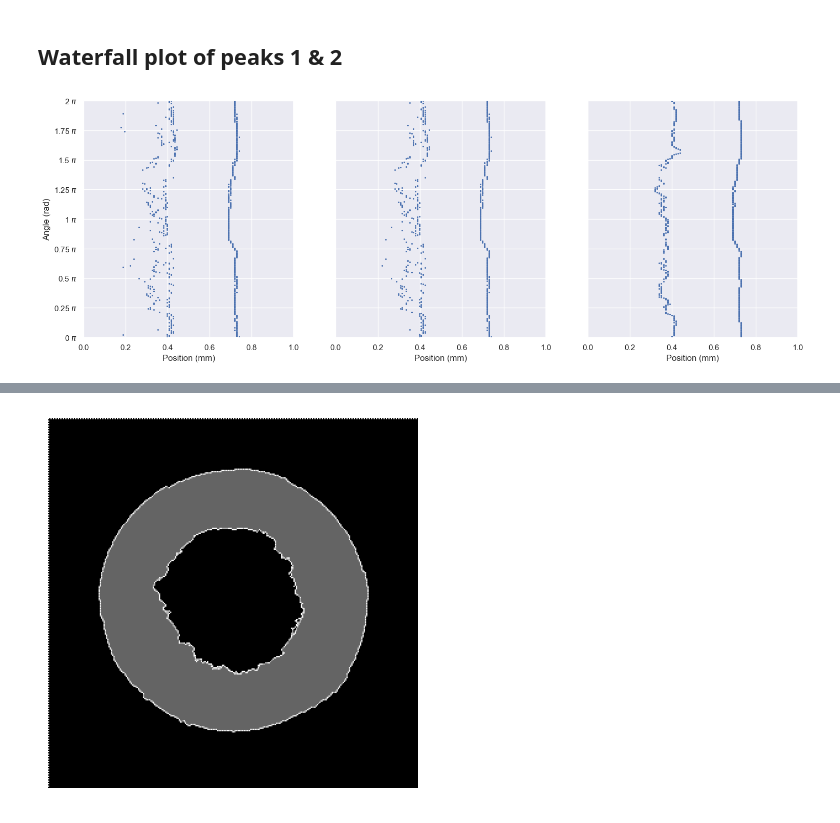
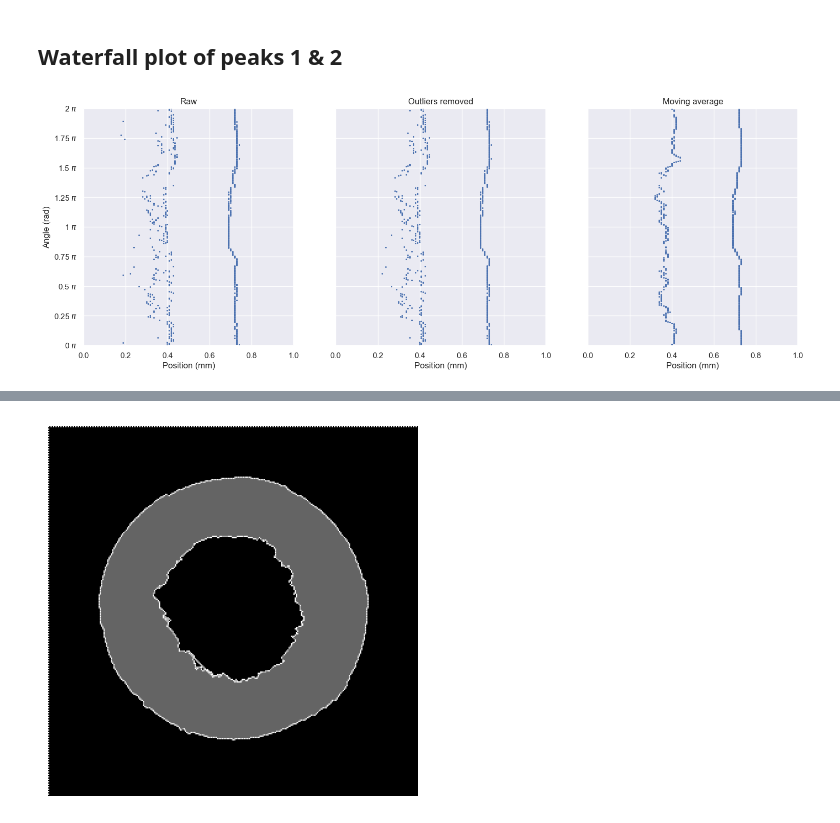
Before and after one commit to KRAN4E/Specta_Eval.PCOCT-ENKI, a Jupyter notebook: plot_spectra.ipynb, the cells around one changed output, grey strips where cells are left out. Saved outputs shown, nothing was run; the diff lists cells and outputs as text; code cells hidden in the pictures.

```diff
--- a/plot_spectra.ipynb
+++ b/plot_spectra.ipynb
@@ -29,11 +29,11 @@ sns.set_theme()
 # %% [markdown]
 ## Setup Variables
 # %%
-datapath = 'DATA_EO1/DATA37N/'
-adjusterspath = 'Adjusters/'
+datapath = 'DATA37N'
+adjusterspath = 'Adjusters'
 
-scale = 1
-sensor_range = 2.65
+scale = 1                      #Angle increments
+sensor_range = 2.65            #Measurement range
 # %% [markdown]
 ## Get & Organise Data
 # %%
@@ -82,25 +82,9 @@ plt.show()
 # %% [markdown]
 ## Raw & Dark Spectra plot
 # %%
-fig, ax = plt.subplots(1, 2, figsize=(12, 5), sharex=True)
+fig, ax = plt.subplots(1, 2, sharex=True)
 
-#Raw
 ax[0].set_prop_cycle('color', list(plt.cm.Blues(np.linspace(0.3, 1, len(csv_path)))))
-for f in csv_path:
-    df = pd.read_csv(f, names=['Raw', 'Dark'])
-    y_raw = df['Raw'][:]
-    y_raw /= 203.8
-    y_raw[:] = [a * b for a, b in zip(y_raw, raw_spectra_adj)]
-
-    ax[0].plot(physical_points, y_raw)
-
-ax[0].set_xlabel('Range (%)')
-ax[0].set_ylabel('Intensity (%)')
-ax[0].set_ylim(0,)
-ax[0].set_title('Raw')
-
-
-#Dark
 ax[1].set_prop_cycle('color', list(plt.cm.BuPu(np.linspace(0.3, 1, len(csv_path)))))
 
 all_peaks = []
@@ -108,9 +92,13 @@ peak_nums_at_given_angle = []
 for i, f in enumerate(csv_path):
     #print("Processing file:", f)
     df = pd.read_csv(f, names=['Raw', 'Dark'])
+    y_raw = df['Raw'][:]
     y_dark = df['Dark'][:]
+    y_raw /= 203.8
     y_dark /= 203.8
+    y_raw = np.clip(y_raw, 0, 100)
     y_dark = np.clip(y_dark, 0, 100) #clips data to within 0 - 100; any value outside of this becomes 0 or 100 respectively.
+    y_raw[:] = [a * b for a, b in zip(y_raw, raw_spectra_adj)]
     y_dark[:] = [a * b for a, b in zip(y_dark, dark_spectra_adj)] #adjust intensity
 
     #gets peak positions for later use
@@ -118,7 +106,13 @@ for i, f in enumerate(csv_path):
     all_peaks.append(peaks)
     peak_nums_at_given_angle.append(len(peaks))
 
+    ax[0].plot(physical_points, y_raw)
     ax[1].plot(physical_points, y_dark)
+
+ax[0].set_xlabel('Range (mm)')
+ax[0].set_ylabel('Intensity (%)')
+ax[0].set_ylim(0,)
+ax[0].set_title('Raw')
 
 ax[1].set_xlabel('Range (mm)')
 ax[1].set_xlim(0,2.5)
@@ -126,8 +120,7 @@ ax[1].set_xticks(np.arange(0,2.5,0.5))
 ax[1].set_ylim(0,)
 ax[1].set_title('Dark')
 
-
-fig.show()
+fig.set_size_inches(12,5)
 # %% [output]
 [figure]
 # %% [markdown]
@@ -316,20 +309,23 @@ peak_rads_1D_12_moving_average = np.concatenate((peak_rads_1D_p1,peak_rads_1D_p2
 # %%
 fig, ax = plt.subplots(1, 3, sharex=True, sharey=True)
 
 ax[0].yaxis.set_major_formatter(tck.FormatStrFormatter('%g $\pi$'))
 ax[0].yaxis.set_major_locator(tck.MultipleLocator(base=0.25))
 ax[0].set_ylim(0,2)
 ax[0].set_xlim(0,1)
 ax[0].set_ylabel('Angle (rad)')
+ax[0].set_title('Raw')
+ax[1].set_title('Outliers removed')
+ax[2].set_title('Moving average')
 ax[0].set_xlabel('Position (mm)')
 ax[1].set_xlabel('Position (mm)')
 ax[2].set_xlabel('Position (mm)')
 
 # /np.pi to account for labelling difference
 ax[0].scatter(peak_xpos_1D_12, [x/np.pi for x in peak_rads_1D_12], s=1.4)
 ax[1].scatter(peak_xpos_1D_12_no_outliers, [x/np.pi for x in peak_rads_1D_12_no_outliers], s=1.4)
 ax[2].scatter(peak_xpos_1D_12_moving_average, [x/np.pi for x in peak_rads_1D_12_moving_average], s=1.4)
 
 fig.set_size_inches(18,6)
 # %% [output]
-[figure, old version]
+[figure, new version]
```
Also changed, not shown: parts of 7 cells of this notebook.
